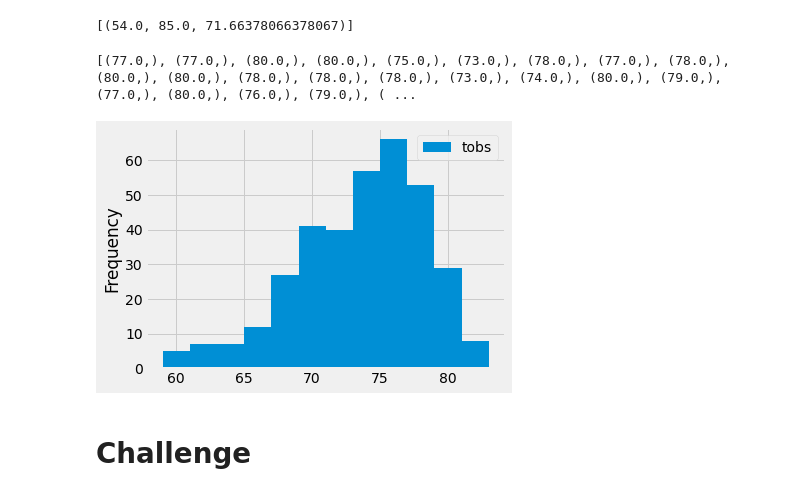
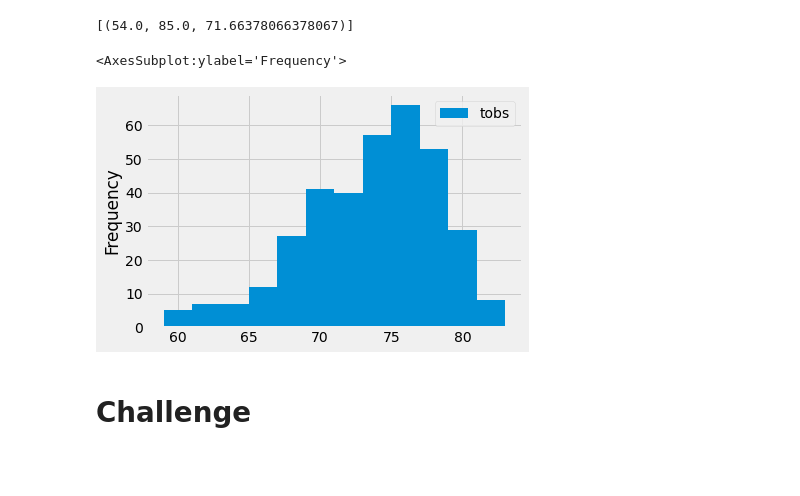
Before and after one commit to samiulsaqi/surfs_up, a Jupyter notebook: climate_analysis.ipynb, the cells around one changed output. Saved outputs shown, nothing was run; the diff lists cells and outputs as text; code cells hidden in the pictures; blank space fills up the shorter version.

```diff
--- a/climate_analysis.ipynb
+++ b/climate_analysis.ipynb
@@ -137,16 +137,16 @@ session.query(func.min(Measurement.tobs), func.max(Measurement.tobs),func.avg(Me
 # %%
 # Choose the station with the highest number of temperature observations.
 # Query the last 12 months of temperature observation data for this station and plot the results as a histogram
 results = session.query(Measurement.tobs).\
 filter(Measurement.station == 'USC00519281').\
 filter(Measurement.date >= prev_year).all()
-print(results)
 df = pd.DataFrame(results, columns = ['tobs'])
 df.plot.hist(bins=12)
-plt.tight_layout()
+#useful to make a tight layout to fit screen
+# plt.tight_layout()
 # %% [output]
-[(77.0,), (77.0,), (80.0,), (80.0,), (75.0,), (73.0,), (78.0,), (77.0,), (78.0,), (80.0,), (80.0,), (78.0,), (78.0,), (78.0,), (73.0,), (74.0,), (80.0,), (79.0,), (77.0,), (80.0,), (76.0,), (79.0,), ( ...
+<AxesSubplot:ylabel='Frequency'>
-[figure, old version]
+[figure, new version]
 # %%
 # Write a function called `calc_temps` that will accept start date and end date in the format '%Y-%m-%d'
 # and return the minimum, average, and maximum temperatures for that range of dates
```
Also changed, not shown: 1 other file.
